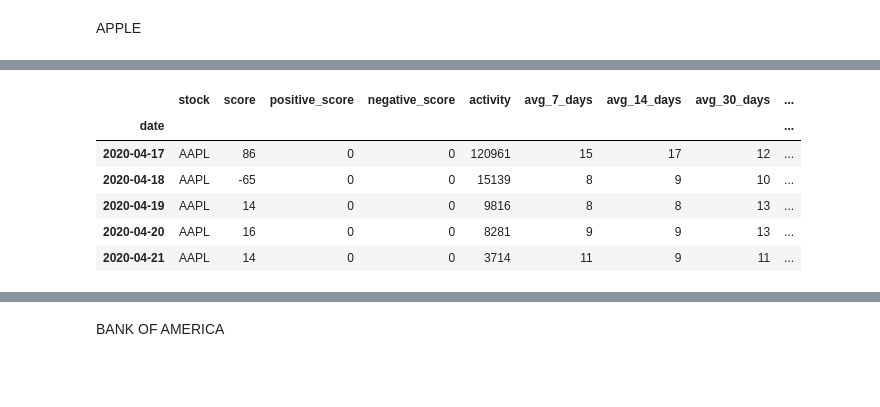
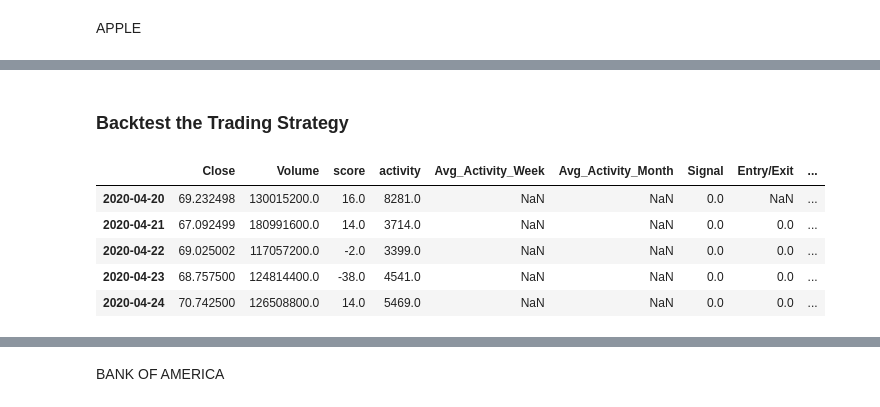
Before and after one commit to stk714/SocialMediaBets, a Jupyter notebook: Social_Sentiment.ipynb, the cells around one changed output, grey strips where cells are left out. Drawn from its saved outputs; the diff is of its cells as text; code cells hidden in the pictures; blank space fills up the shorter version.

```diff
--- a/Social_Sentiment.ipynb
+++ b/Social_Sentiment.ipynb
@@ -99,14 +194,48 @@ See the caveats in the documentation: https://pandas.pydata.org/pandas-docs/stab
-# %%
-# Calculate the points in time when the Signal value changes
-# Identify trade entry (1) and exit (-1) points
-aapl_activity_df["Entry/Exit"] = aapl_activity_df["Signal"].diff()
-aapl_activity_df.head()
-# %% [output]
-|  | stock | score | positive_score | negative_score | activity | avg_7_days | avg_14_days | avg_30_days | ... |
-| date |  |  |  |  |  |  |  |  | ... |
-| 2020-04-17 | AAPL | 86 | 0 | 0 | 120961 | 15 | 17 | 12 | ... |
-| 2020-04-18 | AAPL | -65 | 0 | 0 | 15139 | 8 | 9 | 10 | ... |
-| 2020-04-19 | AAPL | 14 | 0 | 0 | 9816 | 8 | 8 | 13 | ... |
-| 2020-04-20 | AAPL | 16 | 0 | 0 | 8281 | 9 | 9 | 13 | ... |
-| 2020-04-21 | AAPL | 14 | 0 | 0 | 3714 | 11 | 9 | 11 | ... |
+# %% [markdown]
+### Backtest the Trading Strategy
+# %%
+# Set the initial capital
+initial_capital = float(100000)
+
+# Set the share size
+share_size = aapl_df["score"]
+
+# Take shares in amount of score for position where the dual moving average crossover is 1 (SMA7 is greater than SMA30)
+aapl_df["Position"] = share_size * aapl_df["Signal"]
+
+# Find the points in time where shares are bought or sold
+aapl_df["Entry/Exit Position"] = aapl_df["Position"].diff()
+
+# Multiply share price by entry/exit positions and get the cumulatively sum
+aapl_df["Portfolio Holdings"] = (
+    aapl_df["Close"] * aapl_df["Entry/Exit Position"].cumsum()
+)
+
+# Subtract the initial capital by the portfolio holdings to get the amount of liquid cash in the portfolio
+aapl_df["Portfolio Cash"] = (
+    initial_capital - (aapl_df["Close"] * aapl_df["Entry/Exit Position"]).cumsum()
+)
+
+# Get the total portfolio value by adding the cash amount by the portfolio holdings (or investments)
+aapl_df["Portfolio Total"] = (
+    aapl_df["Portfolio Cash"] + aapl_df["Portfolio Holdings"]
+)
+
+# Calculate the portfolio daily returns
+aapl_df["Portfolio Daily Returns"] = aapl_df["Portfolio Total"].pct_change()
+
+# Calculate the cumulative returns
+aapl_df["Portfolio Cumulative Returns"] = (
+    1 + aapl_df["Portfolio Daily Returns"]
+).cumprod() - 1
+
+# Print the DataFrame
+aapl_df.head()
+# %% [output]
+|  | Close | Volume | score | activity | Avg_Activity_Week | Avg_Activity_Month | Signal | Entry/Exit | ... |
+| 2020-04-20 | 69.232498 | 130015200.0 | 16.0 | 8281.0 | NaN | NaN | 0.0 | NaN | ... |
+| 2020-04-21 | 67.092499 | 180991600.0 | 14.0 | 3714.0 | NaN | NaN | 0.0 | 0.0 | ... |
+| 2020-04-22 | 69.025002 | 117057200.0 | -2.0 | 3399.0 | NaN | NaN | 0.0 | 0.0 | ... |
+| 2020-04-23 | 68.757500 | 124814400.0 | -38.0 | 4541.0 | NaN | NaN | 0.0 | 0.0 | ... |
+| 2020-04-24 | 70.742500 | 126508800.0 | 14.0 | 5469.0 | NaN | NaN | 0.0 | 0.0 | ... |
 # %%
```
Also changed, not shown: parts of 22 cells of this notebook.
